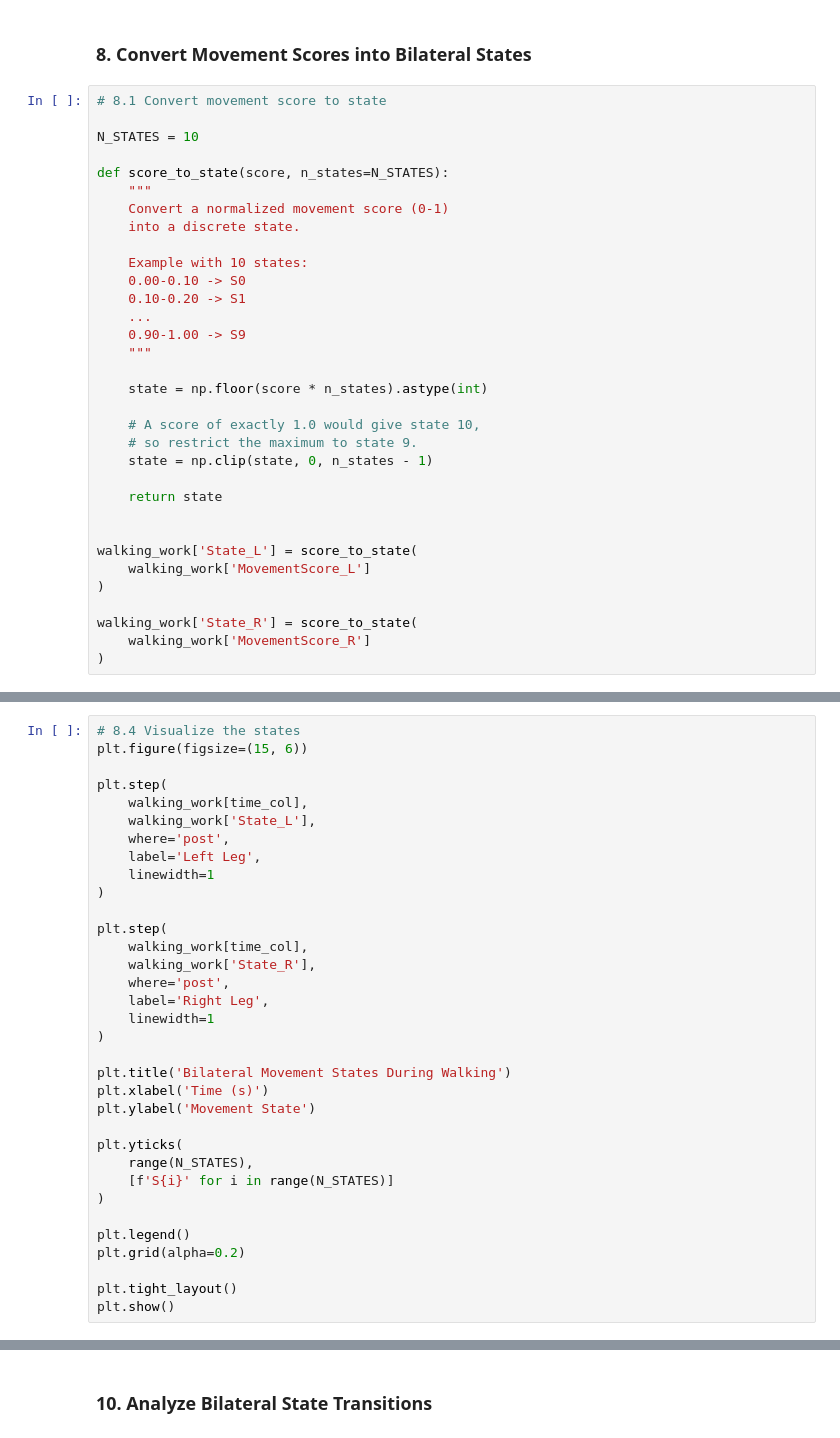
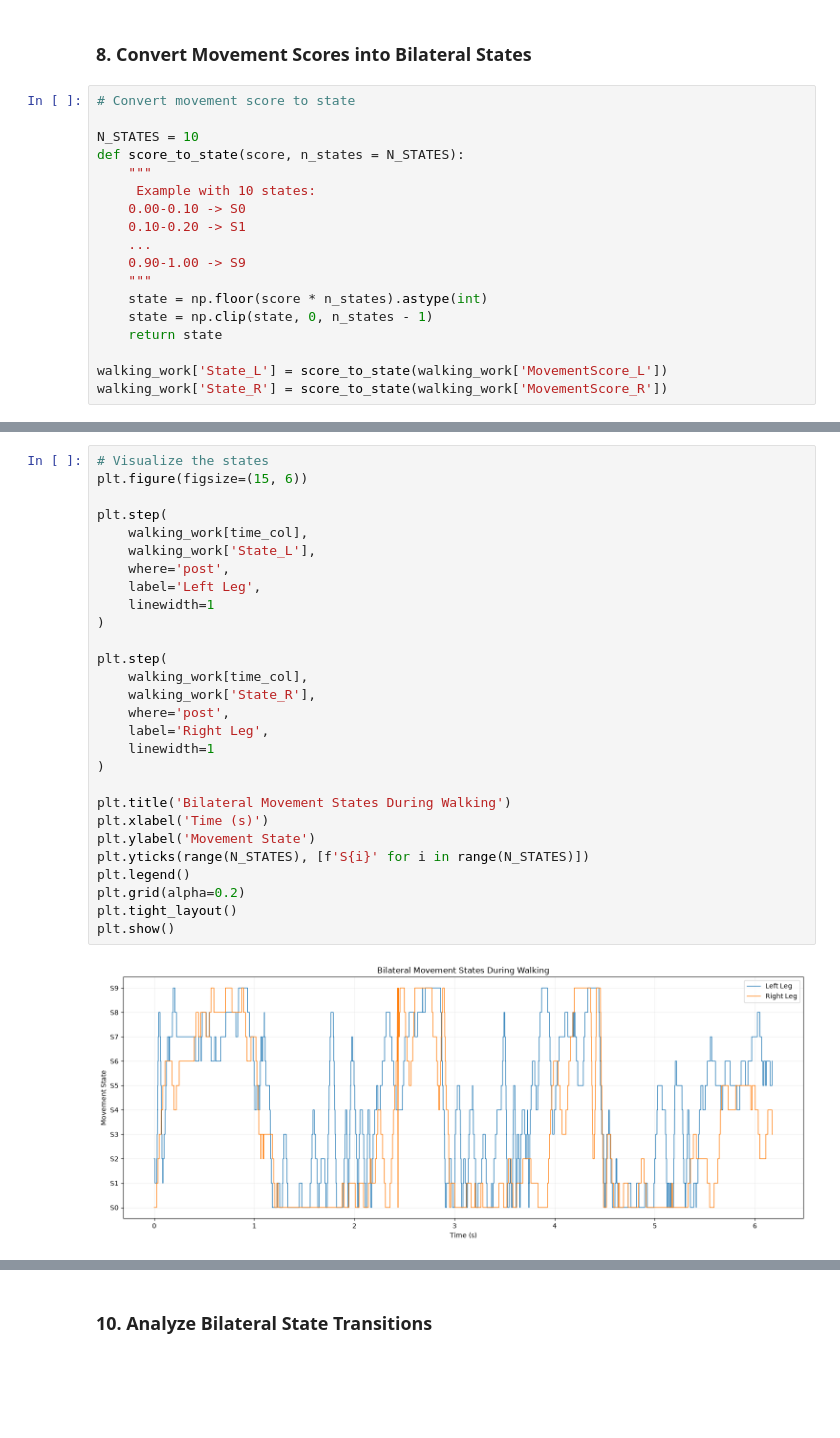
Before and after one commit to LeenGhazi/FES-Exoskeleton-Project, a Jupyter notebook: Data Analysis 1 - Leen/Model1.ipynb, the cells around one changed output, grey strips where cells are left out. Saved outputs shown, nothing was run; the diff lists cells and outputs as text; blank space fills up the shorter version.

```diff
--- a/Data Analysis 1 - Leen/Model1.ipynb
+++ b/Data Analysis 1 - Leen/Model1.ipynb
@@ -350,36 +382,21 @@ walking_work[
 # %% [markdown]
 ### 8. Convert Movement Scores into Bilateral States
 # %%
-# 8.1 Convert movement score to state
+# Convert movement score to state
 
 N_STATES = 10
-
-def score_to_state(score, n_states=N_STATES):
+def score_to_state(score, n_states = N_STATES):
     """
-    Convert a normalized movement score (0-1)
-    into a discrete state.
-
-    Example with 10 states:
+     Example with 10 states:
     0.00-0.10 -> S0
     0.10-0.20 -> S1
     ...
     0.90-1.00 -> S9
     """
-
     state = np.floor(score * n_states).astype(int)
-
-    # A score of exactly 1.0 would give state 10,
-    # so restrict the maximum to state 9.
     state = np.clip(state, 0, n_states - 1)
-
     return state
 
-
-walking_work['State_L'] = score_to_state(
-    walking_work['MovementScore_L']
-)
-
-walking_work['State_R'] = score_to_state(
-    walking_work['MovementScore_R']
-)
+walking_work['State_L'] = score_to_state(walking_work['MovementScore_L'])
+walking_work['State_R'] = score_to_state(walking_work['MovementScore_R'])
 # %%
@@ -439,36 +504,32 @@ state_distribution
 # %%
-# 8.4 Visualize the states
+# Visualize the states
 plt.figure(figsize=(15, 6))
 
 plt.step(
     walking_work[time_col],
     walking_work['State_L'],
     where='post',
     label='Left Leg',
     linewidth=1
 )
 
 plt.step(
     walking_work[time_col],
     walking_work['State_R'],
     where='post',
     label='Right Leg',
     linewidth=1
 )
 
 plt.title('Bilateral Movement States During Walking')
 plt.xlabel('Time (s)')
 plt.ylabel('Movement State')
-
-plt.yticks(
-    range(N_STATES),
-    [f'S{i}' for i in range(N_STATES)]
-)
-
+plt.yticks(range(N_STATES), [f'S{i}' for i in range(N_STATES)])
 plt.legend()
 plt.grid(alpha=0.2)
-
 plt.tight_layout()
 plt.show()
+# %% [output]
+[figure, added]
 # %% [markdown]
 ### 9. Visualize and Inspect Bilateral State Progression
```
Also changed, not shown: parts of 45 cells of this notebook.
